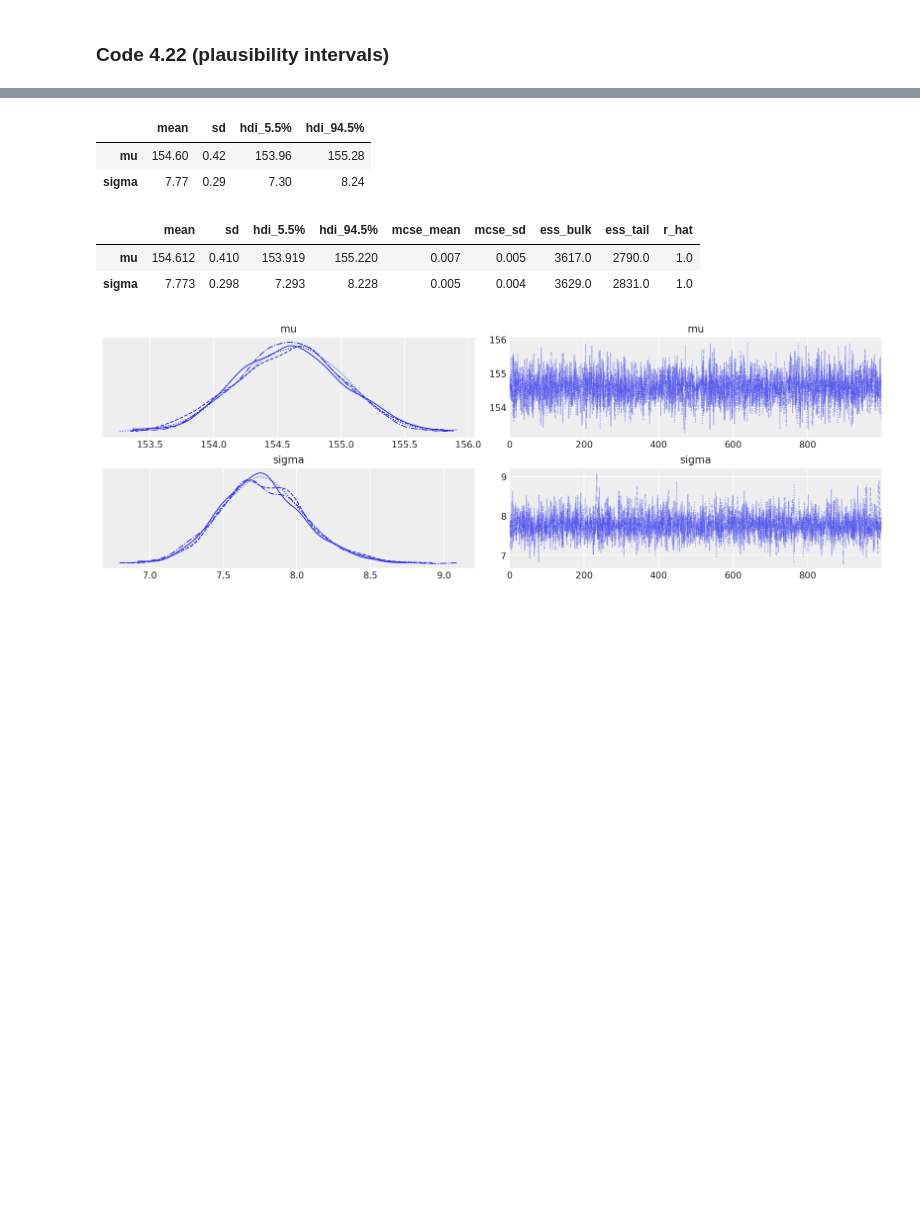
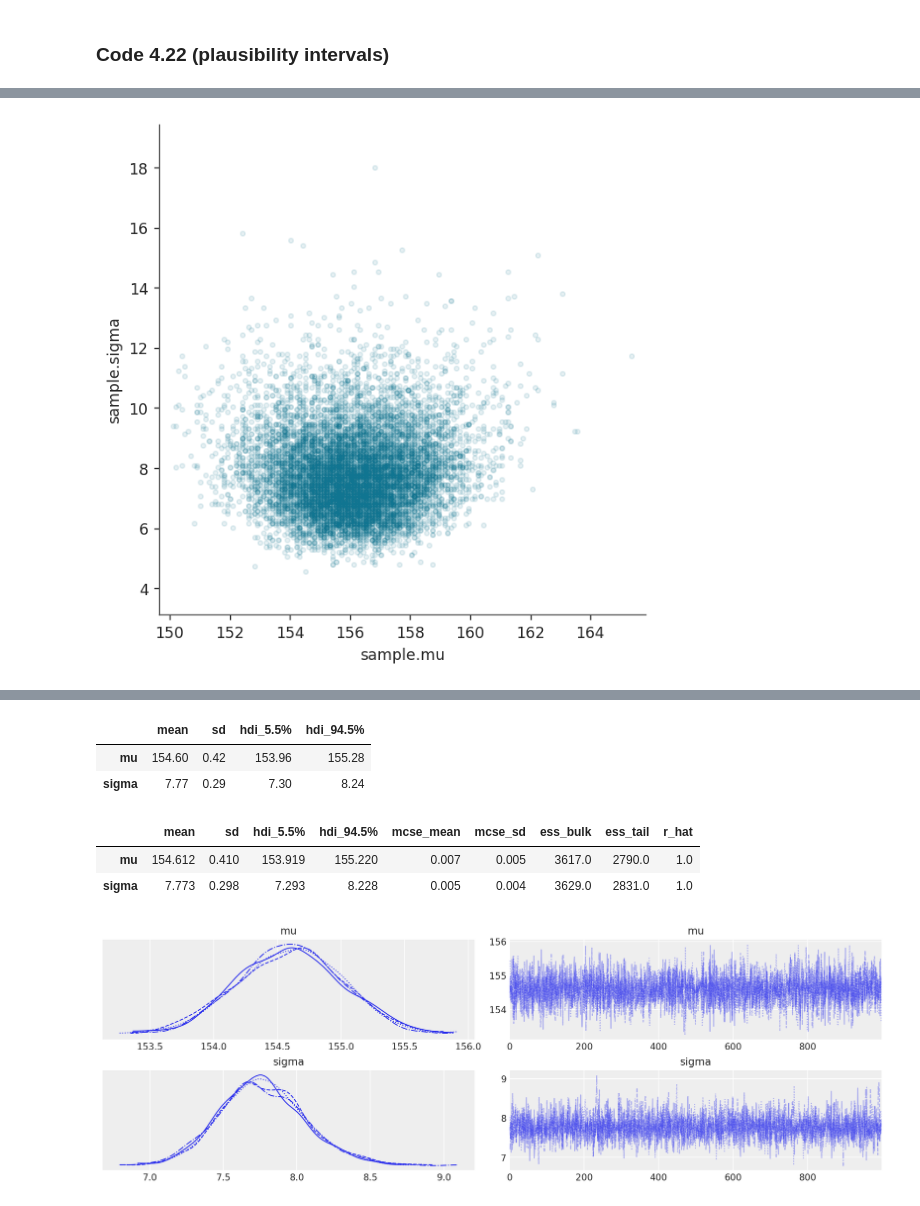
Before and after one commit to jaredxfeng/rethinking, a Jupyter notebook: notebooks/ch4_simpReg.ipynb, the cells around one changed output, grey strips where cells are left out. Cells and saved outputs as stored; diff of their text form; code cells hidden in the pictures; blank space fills up the shorter version.

```diff
--- a/notebooks/ch4_simpReg.ipynb
+++ b/notebooks/ch4_simpReg.ipynb
@@ -318,0 +348,17 @@ az.hdi(sample_mus), az.hdi(sample_sigmas)
+# %%
+mu_copies, sigma_copies = np.meshgrid(mus, sigmas)
+long_mus, long_sigmas, long_post_prob = mu_copies.flatten(), sigma_copies.flatten(), post_prob.flatten()
+
+sample_rows = choice(
+    np.arange(len(long_mus)), size=10000, replace=True, p=long_post_prob/long_post_prob.sum()
+)
+
+sample_mus = long_mus[sample_rows]
+sample_sigmas = long_sigmas[sample_rows]
+# %%
+_, ax = plt.subplots(figsize=(5, 5))
+ax.axis("equal")
+ax.plot(sample_mus, sample_sigmas, ".", alpha=0.1)
+ax.set(xlabel="sample.mu", ylabel="sample.sigma");
+# %% [output]
+[figure, added]
```
Also changed, not shown: parts of 31 cells of this notebook, 3 other files.
